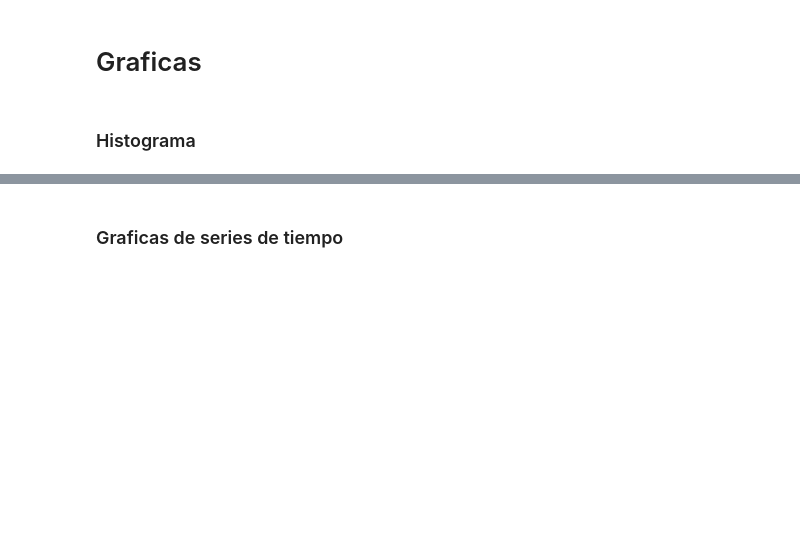
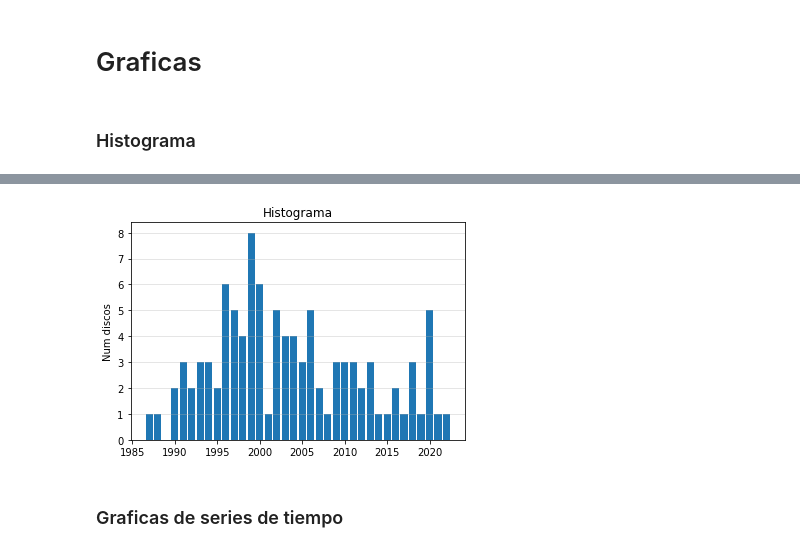
Before and after one commit to Pmz94/data-science, a Jupyter notebook: graficas.ipynb, the cells around one changed output, grey strips where cells are left out. Drawn from its saved outputs; the diff is of its cells as text; code cells hidden in the pictures; blank space fills up the shorter version.

```diff
--- a/graficas.ipynb
+++ b/graficas.ipynb
@@ -17,0 +16,3 @@ from scipy.stats import norm
+# %%
+discos = pd.read_csv('./conjunto_datos/records_us_sales.csv')
+discos.sample(5)
@@ -18,3 +41,15 @@ from scipy.stats import norm
+# %%
+d = min(np.diff(np.unique(discos['year'])))
+left_of_first_bin = discos['year'].min() - float(d) / 2
+right_of_last_bin = discos['year'].max() + float(d) / 2
+clases = np.arange(left_of_first_bin, right_of_last_bin + d, d)
+plt.hist(discos['year'], clases, rwidth = 0.85)
+plt.grid(axis = 'y', alpha = 0.4)
+plt.title('Histograma')
+plt.ylabel('Num discos')
+plt.show()
+# %% [output]
+[figure, added]
 # %% [markdown]
 ### Graficas de series de tiempo
 # %% [markdown]
```
Also changed, not shown: parts of 12 cells of this notebook, 7 other files.
